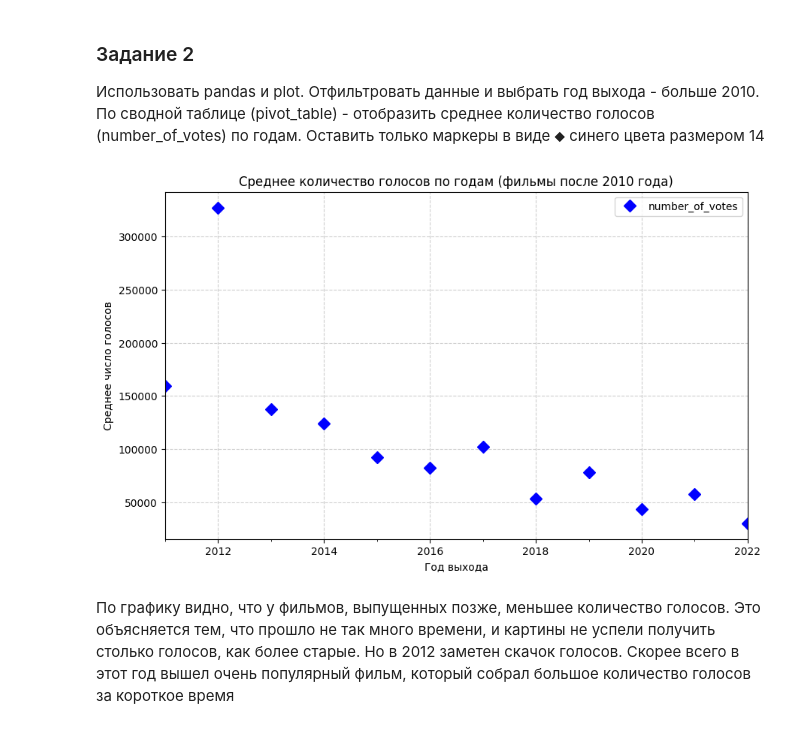
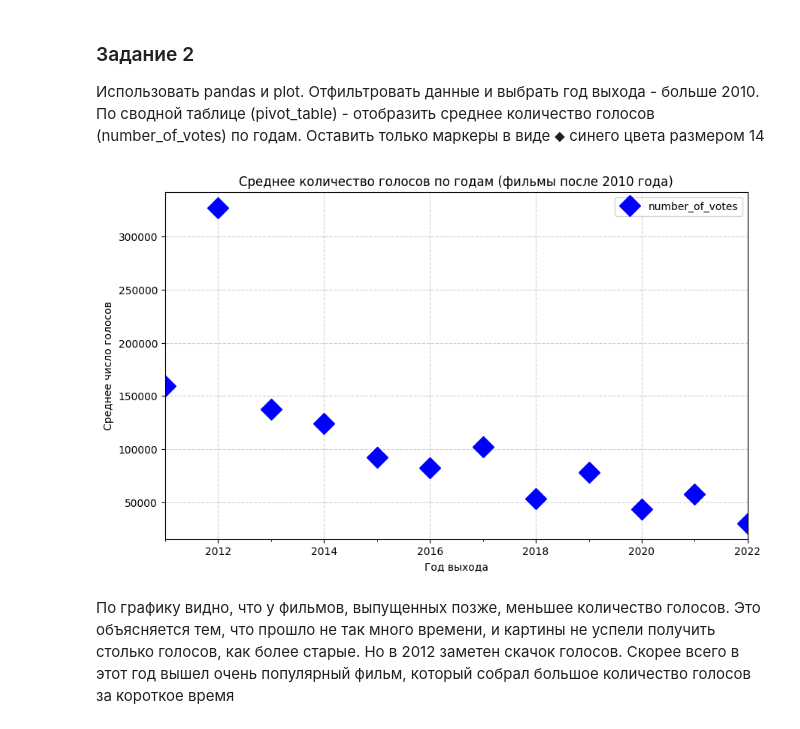
Before and after one commit to ascom8/data_analysis, a Jupyter notebook: LR2_Smirnov_5.ipynb, the cells around one changed output. Cells and saved outputs as stored; diff of their text form; code cells hidden in the pictures.

```diff
--- a/LR2_Smirnov_5.ipynb
+++ b/LR2_Smirnov_5.ipynb
@@ -412,27 +417,27 @@ plt.show()
 # %%
 df_filtered = df_clean[df_clean["release_year"].dt.year > 2010]
 
 pivot = df_filtered.pivot_table(
     index="release_year",
     values="number_of_votes",
     aggfunc="mean"
 )
 
 pivot.plot(
     marker='D',
-    markersize=8,
+    markersize=14,
     linestyle='None',
     color='blue',
     figsize=(10, 6)
 )
 
 plt.title("Среднее количество голосов по годам (фильмы после 2010 года)")
 plt.xlabel("Год выхода")
 plt.ylabel("Среднее число голосов")
 plt.grid(True, linestyle="--", alpha=0.6)
 plt.show()
 # %% [output]
-[figure, old version]
+[figure, new version]
 # %% [markdown]
 По графику видно, что у фильмов, выпущенных позже, меньшее количество голосов. Это объясняется тем, что прошло не так много времени, и картины не успели получить столько голосов, как более старые. Но в 2012 заметен скачок голосов. Скорее всего в этот год вышел очень популярный фильм, который собрал большое количество голосов за короткое время
 # %% [markdown]
```
Also changed, not shown: parts of 14 cells of this notebook.
